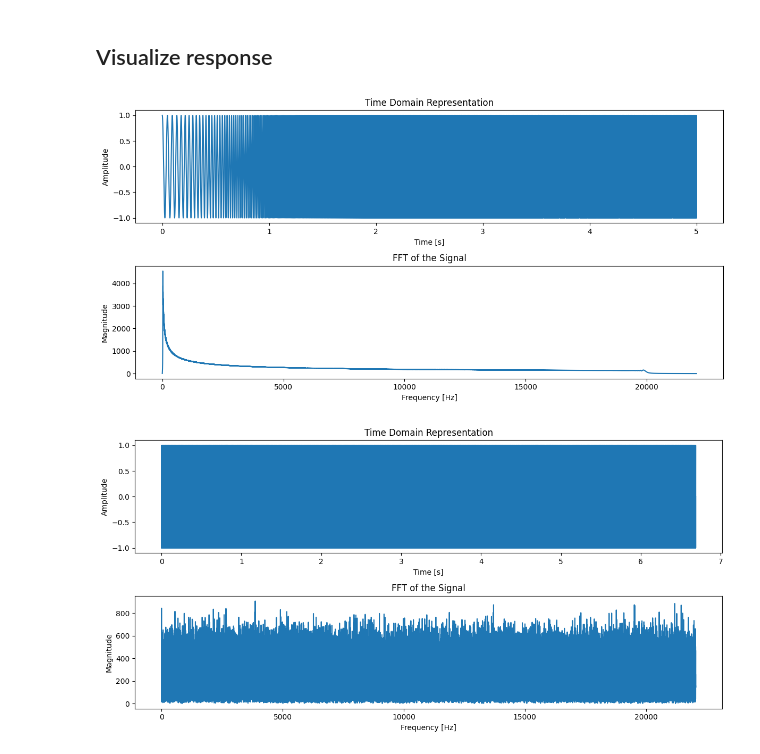
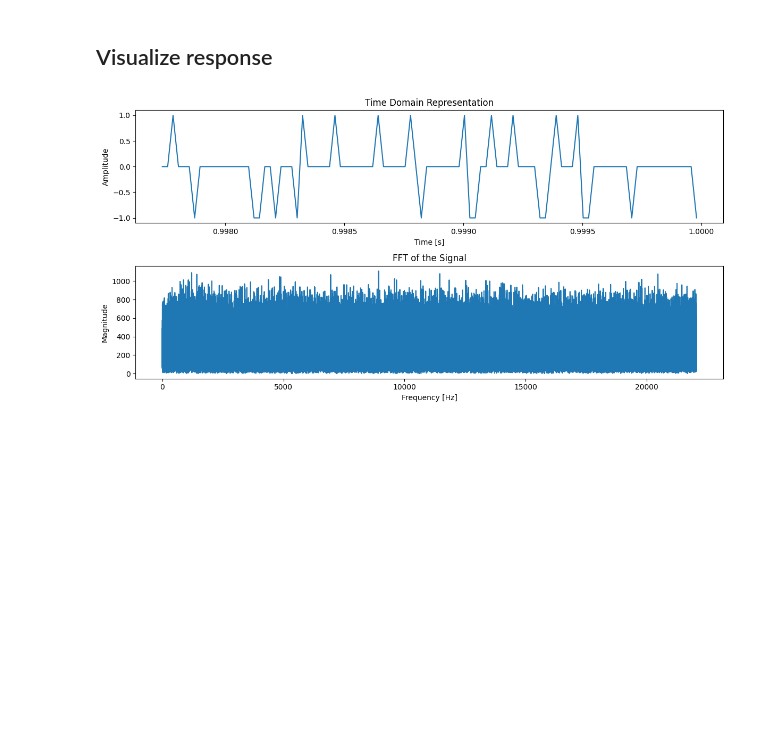
Before and after one commit to moewe-audio/master-thesis-project, a Jupyter notebook: measurements/frequency_response/teensy.ipynb, the cells around one changed output. Drawn from its saved outputs; the diff is of its cells as text; code cells hidden in the pictures; blank space fills up the shorter version.

```diff
--- a/measurements/frequency_response/teensy.ipynb
+++ b/measurements/frequency_response/teensy.ipynb
@@ -37,32 +37,35 @@ write('sweep_signal.wav', fs, input_signal_32bit)
 # %%
 import numpy as np
 import matplotlib.pyplot as plt
 from scipy.io import wavfile
 
 def plot_file (name):
     rate, data = wavfile.read(name)
     if data.ndim > 1:
         data = data[:, 0]
     t = np.linspace(0, len(data) / rate, num=len(data))
+
+
+
     plt.figure(figsize=(12, 6))
     plt.subplot(2, 1, 1)
-    plt.plot(t, data)
+    plt.plot(t[44000:44100], data[44000:44100])
     plt.xlabel('Time [s]')
     plt.ylabel('Amplitude')
     plt.title('Time Domain Representation')
     N = len(data)
     yf = np.fft.fft(data)
     xf = np.fft.fftfreq(N, 1 / rate)
     plt.subplot(2, 1, 2)
     plt.plot(xf[:N // 2], np.abs(yf[:N // 2]))
     plt.xlabel('Frequency [Hz]')
     plt.ylabel('Magnitude')
     plt.title('FFT of the Signal')
     plt.tight_layout()
     plt.show()
 
-plot_file('sweep_signal.wav')
-plot_file('response.wav')
+# plot_file('sweep_signal.wav')
+plot_file('guitar_response.wav')
+# plot_file('response.wav')
 # %% [output]
-[figure, old version]
+[figure, new version]
-[figure, removed]
```
Also changed, not shown: 3 other files.
